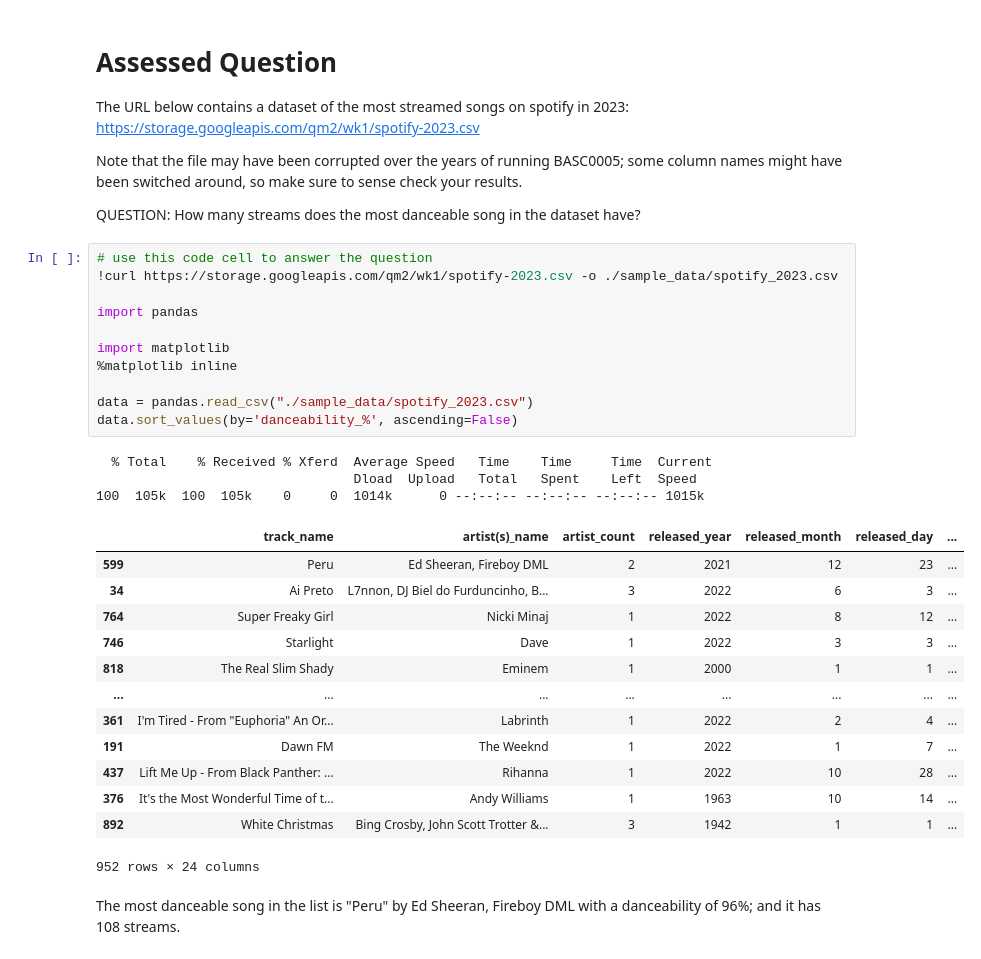
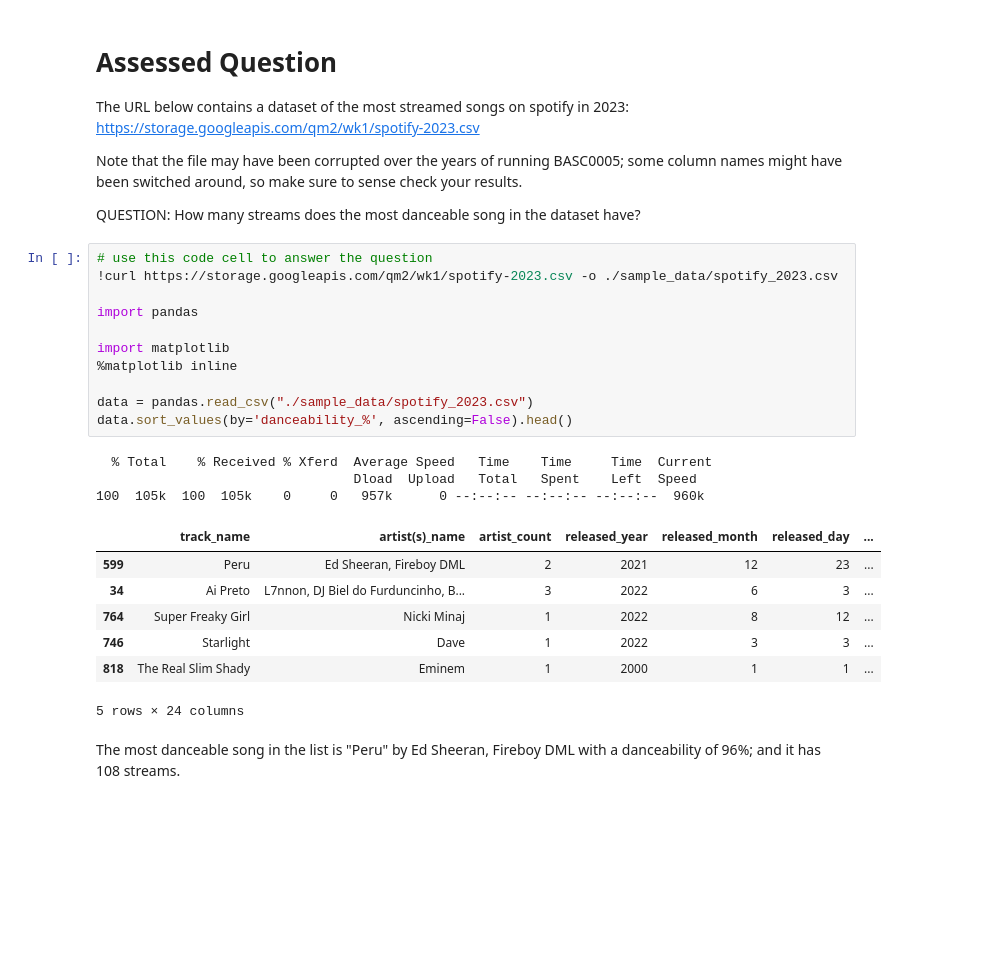
Before and after one commit to AngelaZhang111/QM2, a Jupyter notebook: W1_Python_Recap.ipynb, the cells around one changed output. Saved outputs shown, nothing was run; the diff lists cells and outputs as text; blank space fills up the shorter version.

```diff
--- a/W1_Python_Recap.ipynb
+++ b/W1_Python_Recap.ipynb
@@ -256,30 +256,24 @@ QUESTION: How many streams does the most danceable song in the dataset have?
 # %%
 # use this code cell to answer the question
 !curl https://storage.googleapis.com/qm2/wk1/spotify-2023.csv -o ./sample_data/spotify_2023.csv
 
 import pandas
 
 import matplotlib
 %matplotlib inline
 
 data = pandas.read_csv("./sample_data/spotify_2023.csv")
-data.sort_values(by='danceability_%', ascending=False)
+data.sort_values(by='danceability_%', ascending=False).head()
 # %% [output]
   % Total    % Received % Xferd  Average Speed   Time    Time     Time  Current
                                  Dload  Upload   Total   Spent    Left  Speed
-100  105k  100  105k    0     0  1014k      0 --:--:-- --:--:-- --:--:-- 1015k
+100  105k  100  105k    0     0   957k      0 --:--:-- --:--:-- --:--:--  960k
 |  | track_name | artist(s)_name | artist_count | released_year | released_month | released_day | ... |
 | 599 | Peru | Ed Sheeran, Fireboy DML | 2 | 2021 | 12 | 23 | ... |
 | 34 | Ai Preto | L7nnon, DJ Biel do Furduncinho, B... | 3 | 2022 | 6 | 3 | ... |
 | 764 | Super Freaky Girl | Nicki Minaj | 1 | 2022 | 8 | 12 | ... |
 | 746 | Starlight | Dave | 1 | 2022 | 3 | 3 | ... |
 | 818 | The Real Slim Shady | Eminem | 1 | 2000 | 1 | 1 | ... |
-| ... | ... | ... | ... | ... | ... | ... | ... |
-| 361 | I'm Tired - From "Euphoria" An Or... | Labrinth | 1 | 2022 | 2 | 4 | ... |
-| 191 | Dawn FM | The Weeknd | 1 | 2022 | 1 | 7 | ... |
-| 437 | Lift Me Up - From Black Panther: ... | Rihanna | 1 | 2022 | 10 | 28 | ... |
-| 376 | It's the Most Wonderful Time of t... | Andy Williams | 1 | 1963 | 10 | 14 | ... |
-| 892 | White Christmas | Bing Crosby, John Scott Trotter &... | 3 | 1942 | 1 | 1 | ... |
-952 rows × 24 columns
+5 rows × 24 columns
 # %% [markdown]
 The most danceable song in the list is "Peru" by Ed Sheeran, Fireboy DML with a danceability of 96%; and it has 108 streams.
```
